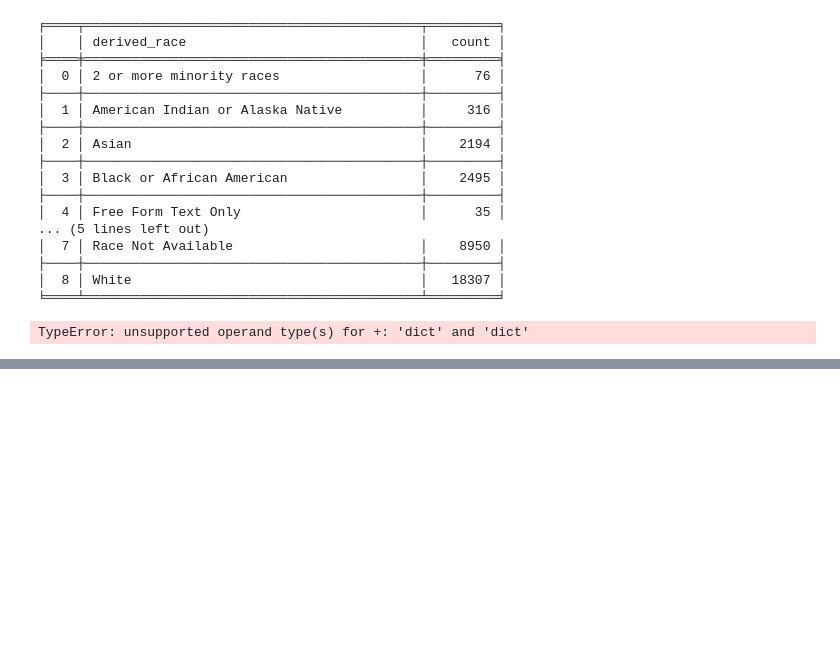
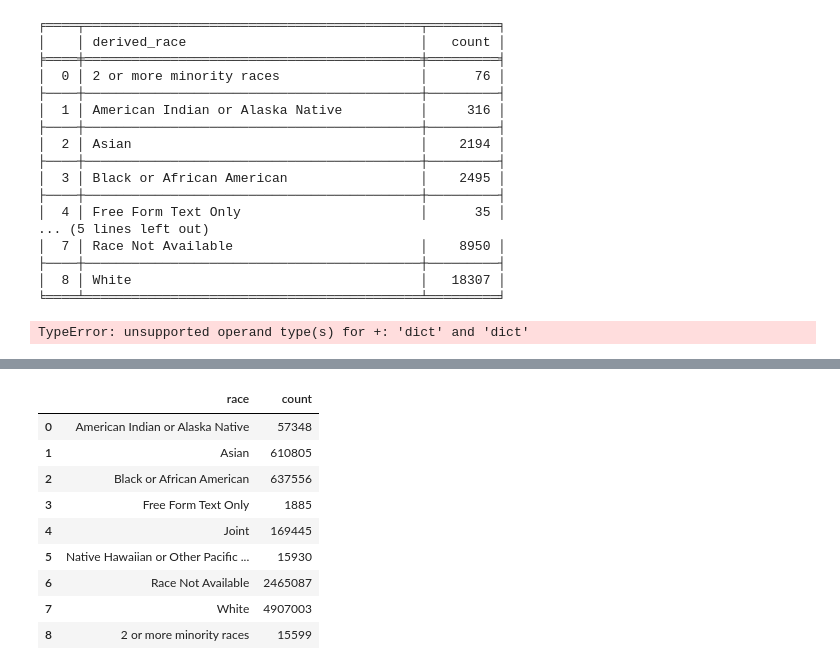
Before and after one commit to ghalys/mortgage_loans_analysis, a Jupyter notebook: data_visualisation (1).ipynb, the cells around one changed output, grey strips where cells are left out. Cells and saved outputs as stored; diff of their text form; code cells hidden in the pictures; blank space fills up the shorter version.

Commit message:
feat : tab de distribution des races

```diff
--- a/data_visualisation (1).ipynb
+++ b/data_visualisation (1).ipynb
@@ -303,21 +303,14 @@ dict(df.groupby('derived_race')["derived_race"].count())+dict(df.groupby('derive
 TypeError: unsupported operand type(s) for +: 'dict' and 'dict'
 # %%
 from collections import Counter
+import pandas as pd
+import matplotlib.pyplot as plt
+from tabulate import tabulate
+path = "original_data/state_TX_"
 
-dict0={'2 or more minority races': 0, 'American Indian or Alaska Native': 0, 'Asian': 0, 'Black or African American': 0, 'Free Form Text Only': 0, 'Joint': 0, 'Native Hawaiian or Other Pacific Islander': 0, 'Race Not Available': 0, 'White': 0}
-for i in paths:
-  df=pd.read_csv(i)
+dict0={'2 or more, minority races': 0, 'American Indian or Alaska Native': 0, 'Asian': 0, 'Black or African American': 0, 'Free Form Text Only': 0, 'Joint': 0, 'Native Hawaiian or Other Pacific Islander': 0, 'Race Not Available': 0, 'White': 0}
+for i in range(2018,2024):
+  df=pd.read_csv(path+str(i)+".csv")
   dict1=dict(df.groupby('derived_race')["derived_race"].count())
   dict0=dict(Counter(dict0) + Counter(dict1))
-
-# prompt: give me a pie chart of the previous results
-
-race_counts = df.groupby('derived_race')["derived_race"].count()
-
-# Create the pie chart
-plt.figure(figsize=(8, 8))
-plt.pie(race_counts, labels=race_counts.index, autopct='%1.1f%%', startangle=90)
-plt.title('Distribution of Races in Texas')
-plt.axis('equal')  # Equal aspect ratio ensures that pie is drawn as a circle.
-plt.show()
 # %% [output]
@@ -324,0 +330,15 @@ NameError: name 'paths' is not defined
+# %%
+df=pd.DataFrame({'race':dict0.keys(),'count':dict0.values()})
+# %%
+df
+# %% [output]
+|  | race | count |
+| 0 | American Indian or Alaska Native | 57348 |
+| 1 | Asian | 610805 |
+| 2 | Black or African American | 637556 |
+| 3 | Free Form Text Only | 1885 |
+| 4 | Joint | 169445 |
+| 5 | Native Hawaiian or Other Pacific ... | 15930 |
+| 6 | Race Not Available | 2465087 |
+| 7 | White | 4907003 |
+| 8 | 2 or more minority races | 15599 |
```
Also changed, not shown: parts of 3 cells of this notebook, 1 other file.
